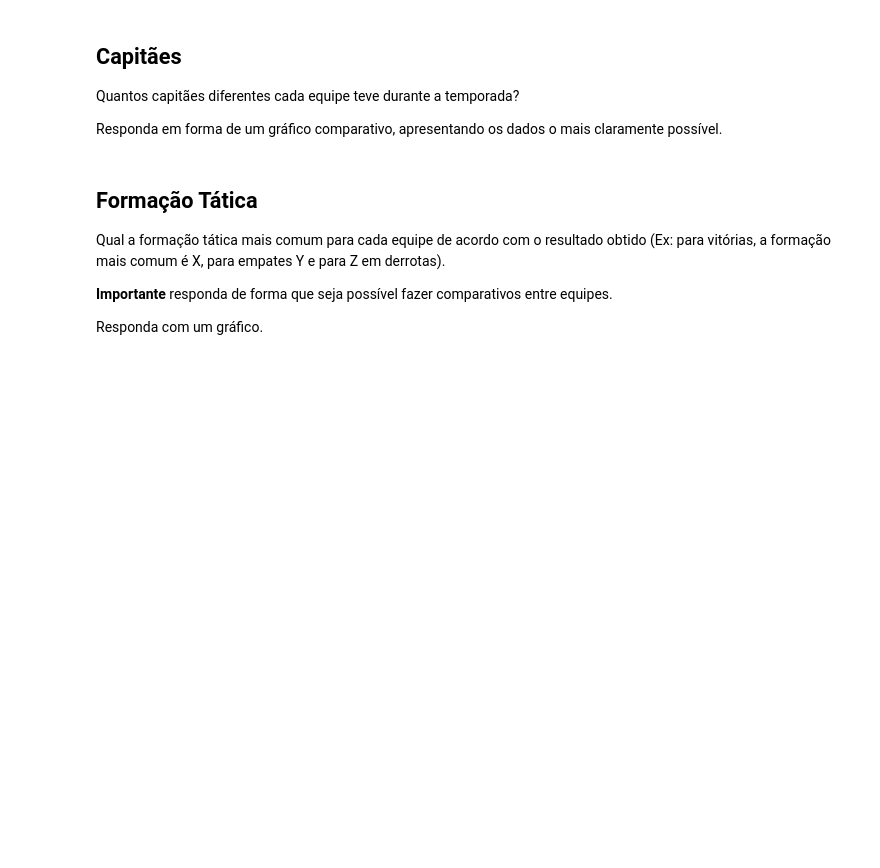
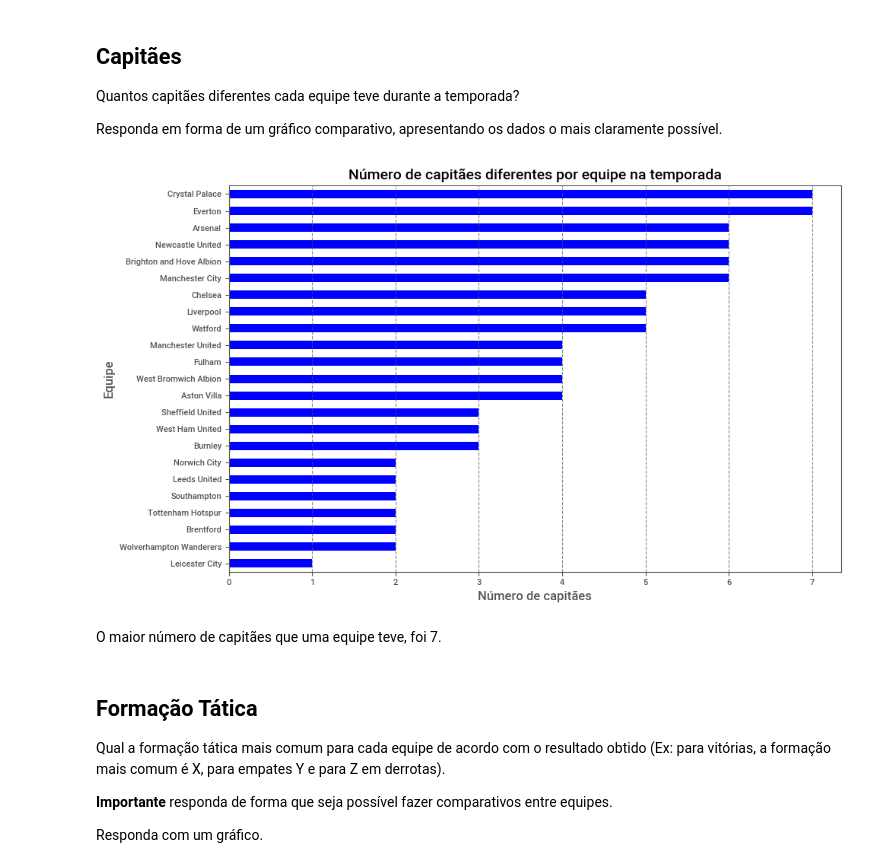
Before and after one commit to kamilaklein/Gerenciador, a Jupyter notebook: Prova_Data_Science_N1_Kamila_Klein.ipynb, the cells around one changed output. Drawn from its saved outputs; the diff is of its cells as text; code cells hidden in the pictures; blank space fills up the shorter version.

```diff
--- a/Prova_Data_Science_N1_Kamila_Klein.ipynb
+++ b/Prova_Data_Science_N1_Kamila_Klein.ipynb
@@ -58,3 +127,19 @@ Responda em forma de um gráfico comparativo, apresentando os dados o mais clara
+# %%
+captains_per_team = df.groupby('team')['captain'].nunique()
+
+plt.figure(figsize=(10, 6))
+captains_per_team.sort_values().plot(kind='barh', color='blue')
+plt.title('Número de capitães diferentes por equipe na temporada', fontsize=14)
+plt.xlabel('Número de capitães', fontsize=12)
+plt.ylabel('Equipe', fontsize=12)
+plt.grid(axis='x', linestyle='--', alpha=0.7)
+plt.tight_layout()
+
+plt.show()
+# %% [output]
+[figure, added]
+# %% [markdown]
+O maior número de capitães que uma equipe teve, foi 7.
 # %% [markdown]
 ## Formação Tática
 
```
Also changed, not shown: parts of 16 cells of this notebook.
